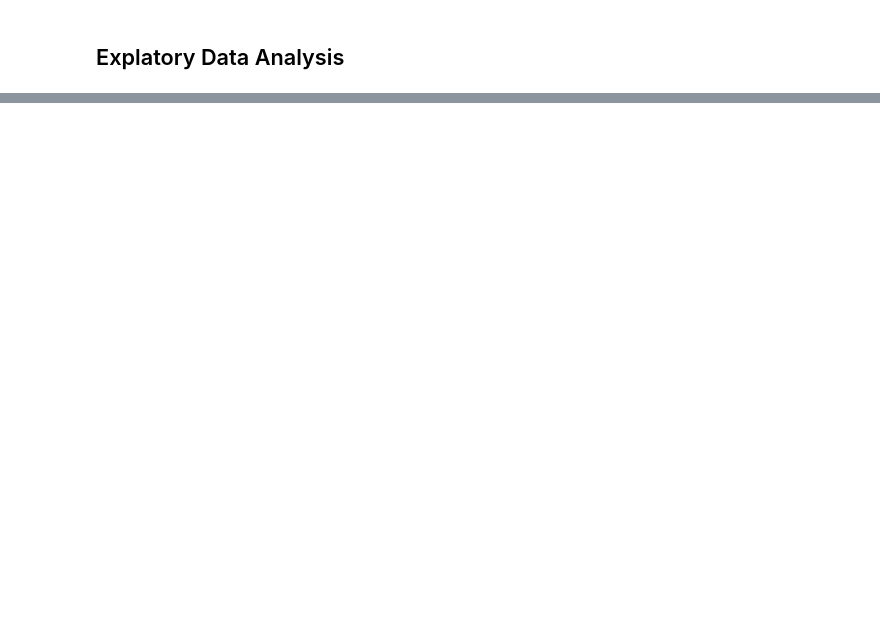
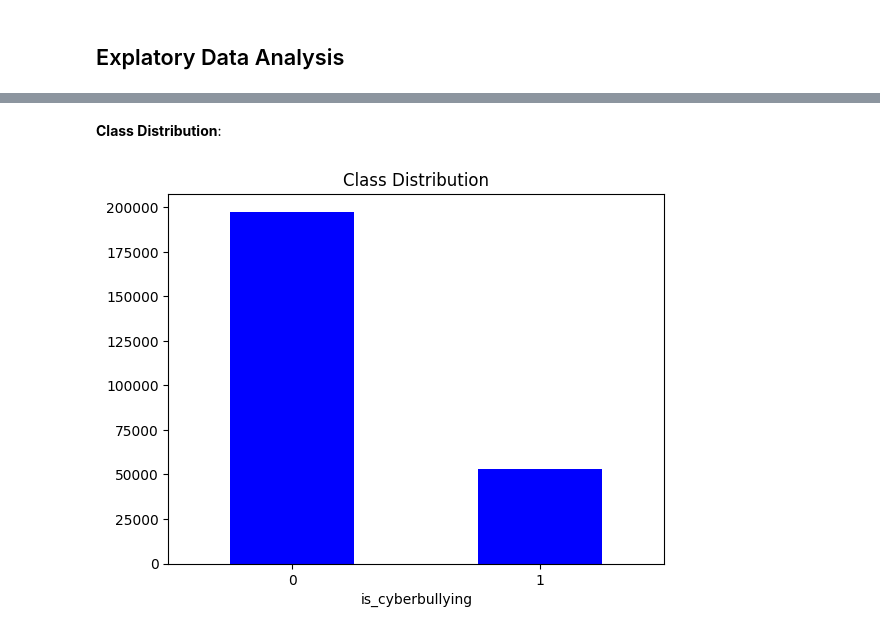
Before and after one commit to otuemre/AdvancedCyberbullyingDetection, a Jupyter notebook: notebooks/AdvancedCyberbullyingDetection.ipynb, the cells around one changed output, grey strips where cells are left out. Saved outputs shown, nothing was run; the diff lists cells and outputs as text; code cells hidden in the pictures; blank space fills up the shorter version.

Commit message:
Drop duplicates and coflicts

```diff
--- a/notebooks/AdvancedCyberbullyingDetection.ipynb
+++ b/notebooks/AdvancedCyberbullyingDetection.ipynb
@@ -204,0 +228,16 @@ Name: proportion, dtype: float64
+# %%
+# Remove conflicting values
+conflicting_texts = (
+    df.groupby("text")["is_cyberbullying"]
+      .nunique()
+)
+conflicting_texts = conflicting_texts[conflicting_texts > 1].index
+
+df = df[~df["text"].isin(conflicting_texts)]
+
+# Remove duplicates
+df = df.drop_duplicates(subset=["text"]).reset_index(drop=True)
+
+print("Final dataset size:", len(df))
+print("\nNew class distribution:")
+print(df["is_cyberbullying"].value_counts(normalize=True))
@@ -206,0 +265,9 @@ Name: proportion, dtype: float64
+# %% [markdown]
+**Class Distribution**:
+# %%
+df["is_cyberbullying"].value_counts().plot(kind="bar", color='blue')
+plt.title("Class Distribution")
+plt.xticks(rotation=0)
+plt.show()
+# %% [output]
+[figure, added]
```
Also changed, not shown: parts of 6 cells of this notebook.
